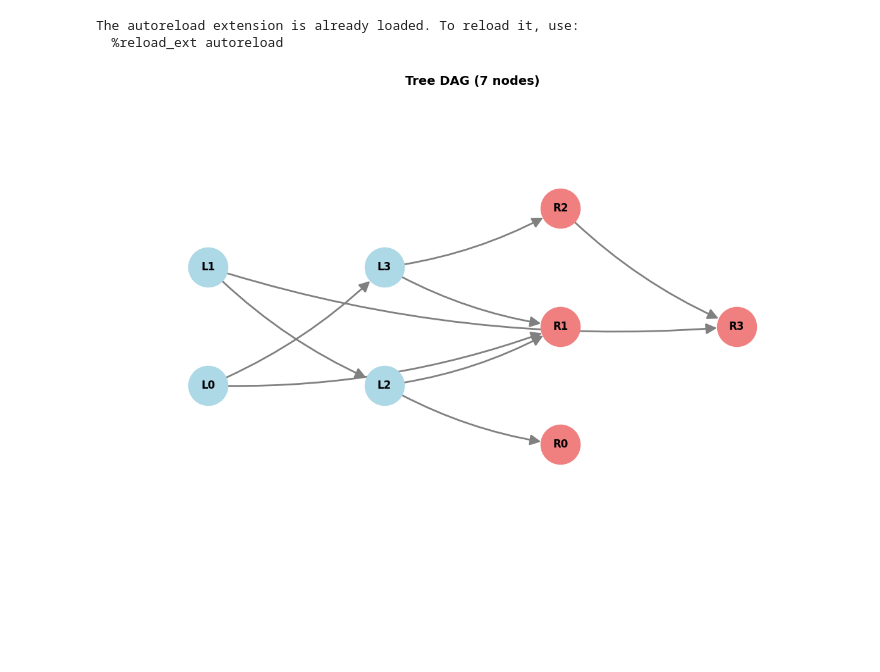
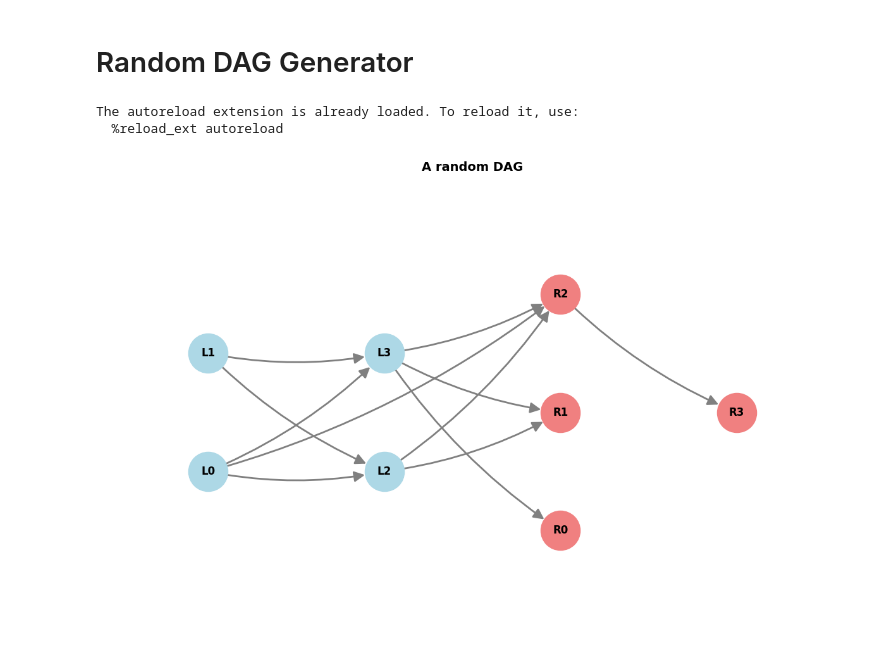
Before and after one commit to tmaringgele/Optimal-Experiments-for-Partial-Causal-Effect-Identification, a Jupyter notebook: symb_bounds_test.ipynb, the cells around one changed output. Cells and saved outputs as stored; diff of their text form; code cells hidden in the pictures; blank space fills up the shorter version.

```diff
--- a/symb_bounds_test.ipynb
+++ b/symb_bounds_test.ipynb
@@ -1,27 +21,27 @@
+# %% [markdown]
+# Random DAG Generator
 # %%
 from symbolic_bounds.dag import DAG
 %load_ext autoreload
 %autoreload 2
-from symbolic_bounds.test_constraints import validate_constraints
 
 
 from symbolic_bounds.random_dag_generator import (
     generate_random_partitioned_dag,
     generate_random_chain_dag,
     generate_random_tree_dag,
     print_dag_summary
 )
 import matplotlib.pyplot as plt
 
 
-
 tree_dag = generate_random_partitioned_dag(n=8)
 # print_dag_summary(tree_dag)
-fig3 = tree_dag.draw(figsize=(12, 8), title="Tree DAG (7 nodes)")
+fig3 = tree_dag.draw(figsize=(12, 8), title="A random DAG")
 plt.show()
 
 # validate_constraints(tree_dag, verbose=True)
 # %% [output]
 The autoreload extension is already loaded. To reload it, use:
   %reload_ext autoreload
-[figure, old version]
+[figure, new version]
```
Also changed, not shown: parts of 11 cells of this notebook, 13 other files.
